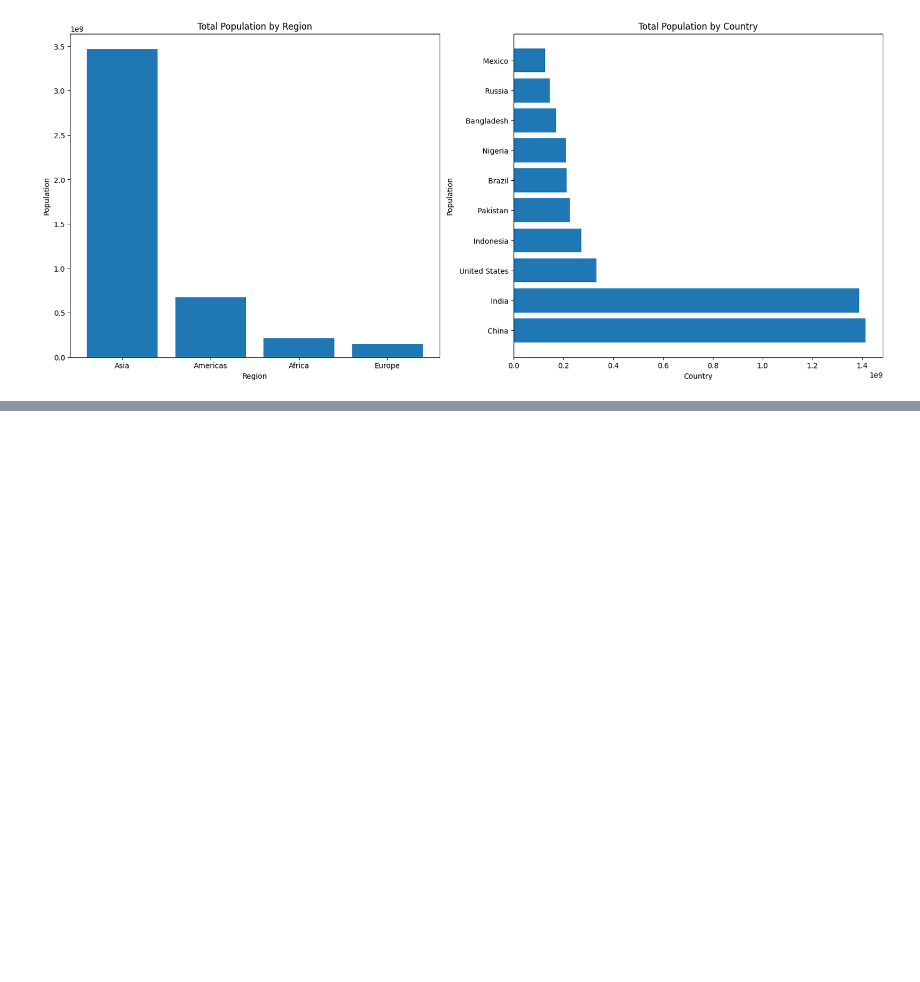
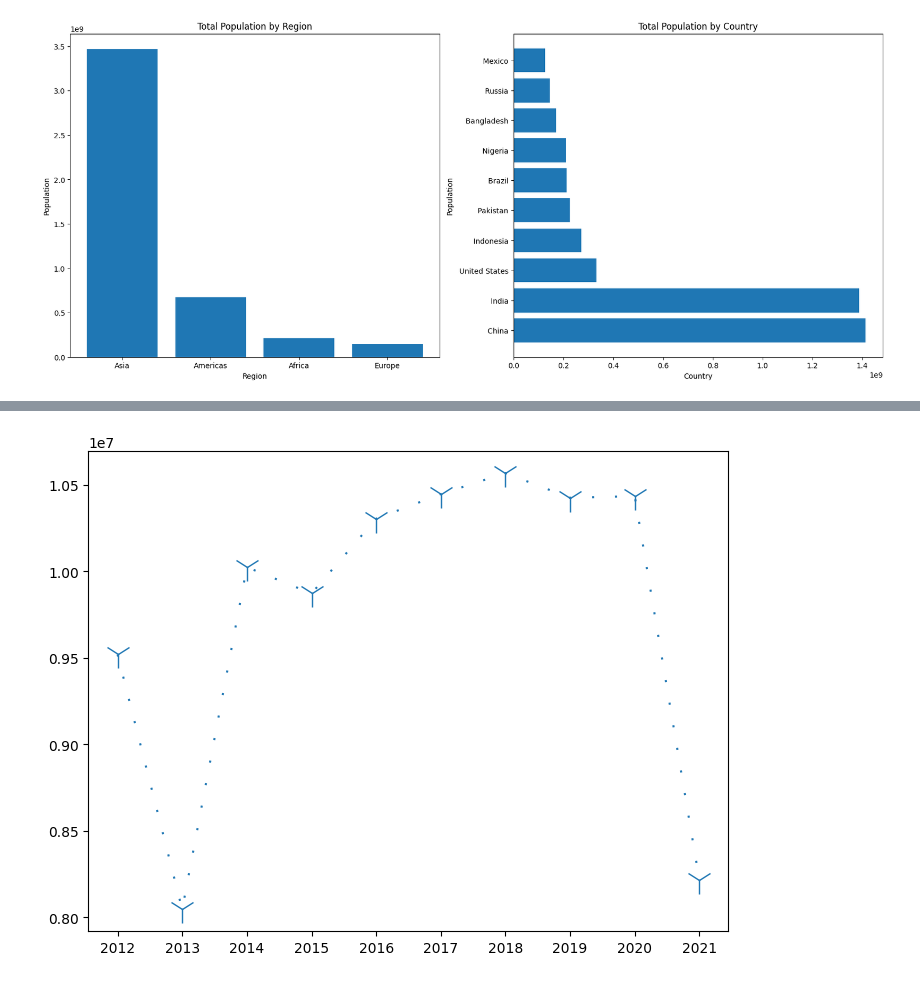
Before and after one commit to KeerthanaSistla/Python-for-Data-Analysis-Visualization, a Jupyter notebook: Matplotlib.ipynb, the cells around one changed output, grey strips where cells are left out. Cells and saved outputs as stored; diff of their text form; code cells hidden in the pictures; blank space fills up the shorter version.

```diff
--- a/Matplotlib.ipynb
+++ b/Matplotlib.ipynb
@@ -410,0 +486,9 @@ ax2.barh(y=df['Country'], width=df['Population'])
+# %%
+fig = plt.figure()
+ax1 = fig.add_axes([0,0,1,1])
+
+ax1.plot('Year', 'Number of Bicycle Hires',data=tfl_y.tail(10), marker='1', markersize=20, linestyle=(0, (1, 10)))
+
+plt.show()
+# %% [output]
+[figure, added]
```
Also changed, not shown: parts of 17 cells of this notebook.
